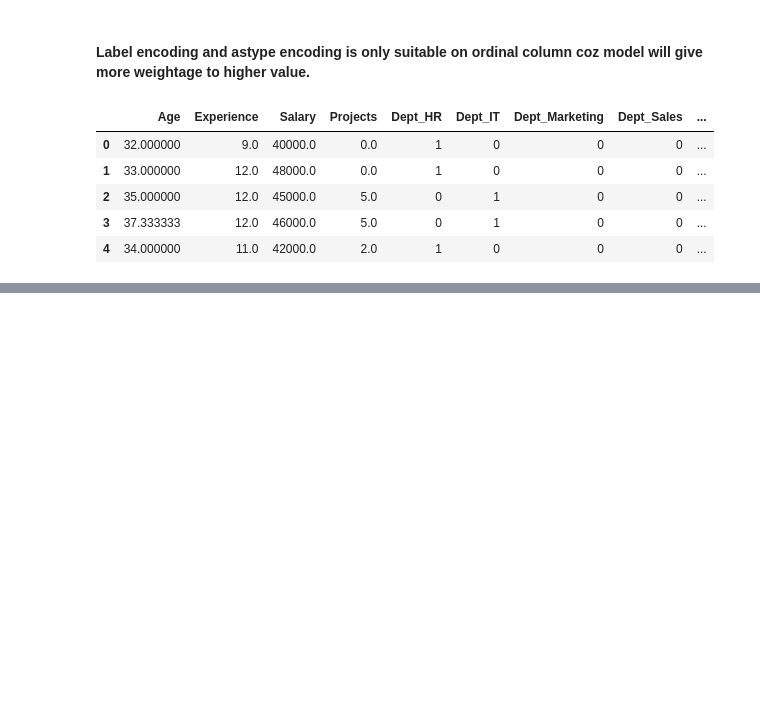
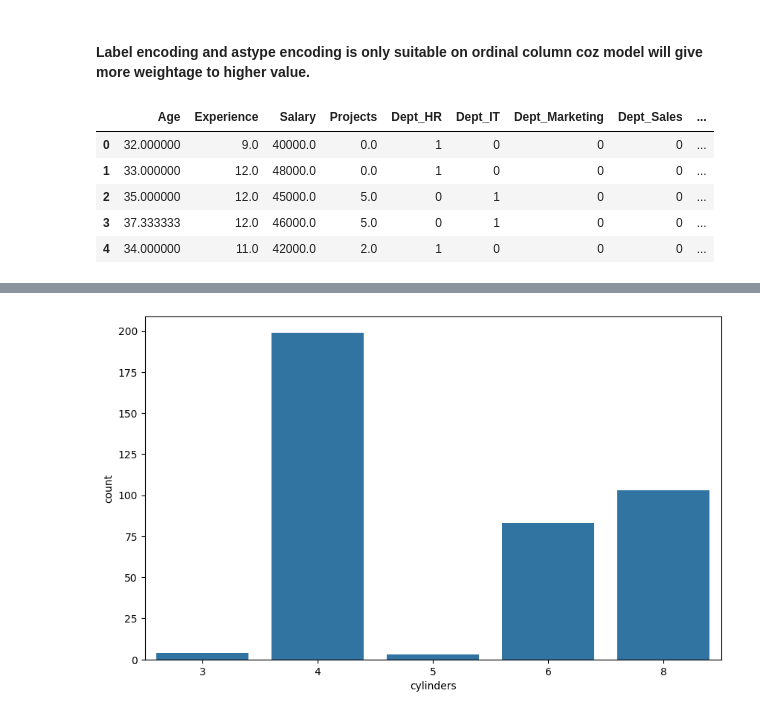
Before and after one commit to aakashpokkanayil/Data_Science_Prep, a Jupyter notebook: Components/Statistics/eda.ipynb, the cells around one changed output, grey strips where cells are left out. Saved outputs shown, nothing was run; the diff lists cells and outputs as text; code cells hidden in the pictures; blank space fills up the shorter version.

```diff
--- a/Components/Statistics/eda.ipynb
+++ b/Components/Statistics/eda.ipynb
@@ -394,0 +420,7 @@ df9=pd.get_dummies(df9,columns=["Dept","Education"],prefix=["D","Edu"],drop_firs
+# %%
+#Count plot
+plt.figure(figsize=(10,6))
+sns.countplot(data=df_car,x='cylinders')
+plt.show()
+# %% [output]
+[figure, added]
```
Also changed, not shown: parts of 22 cells of this notebook, 17 other files.
